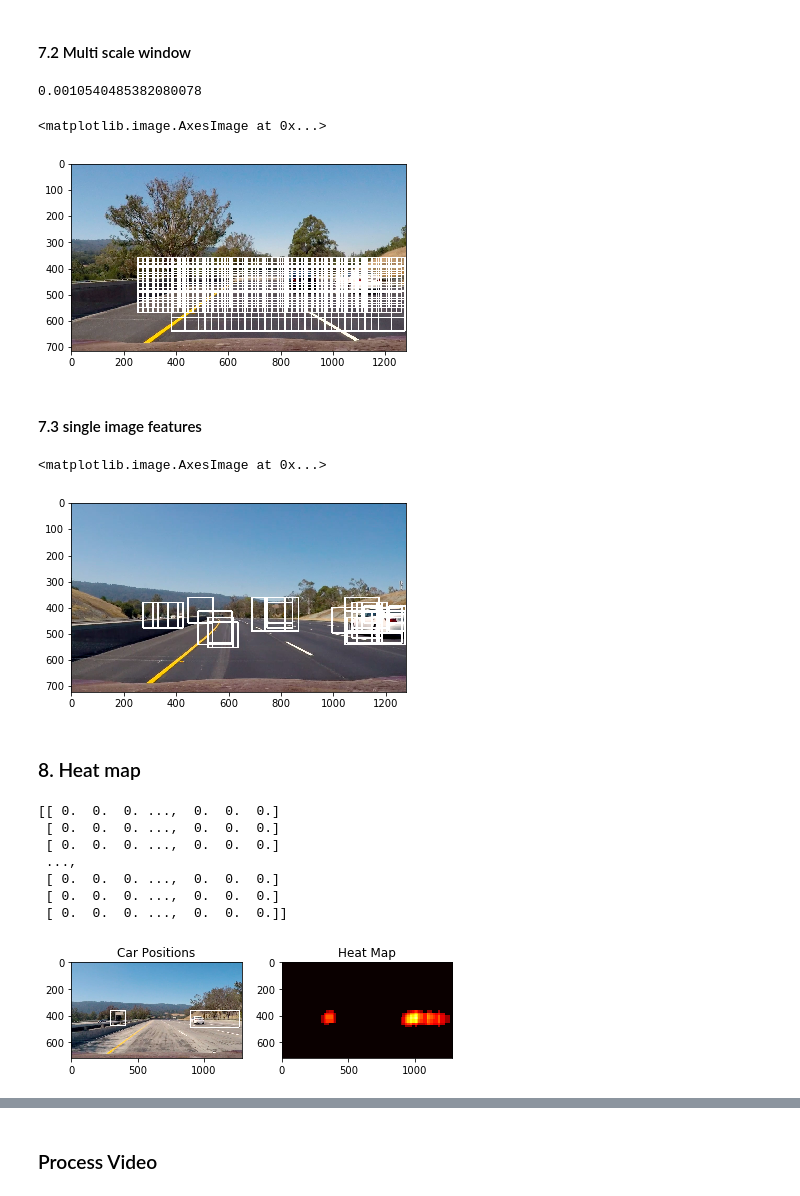
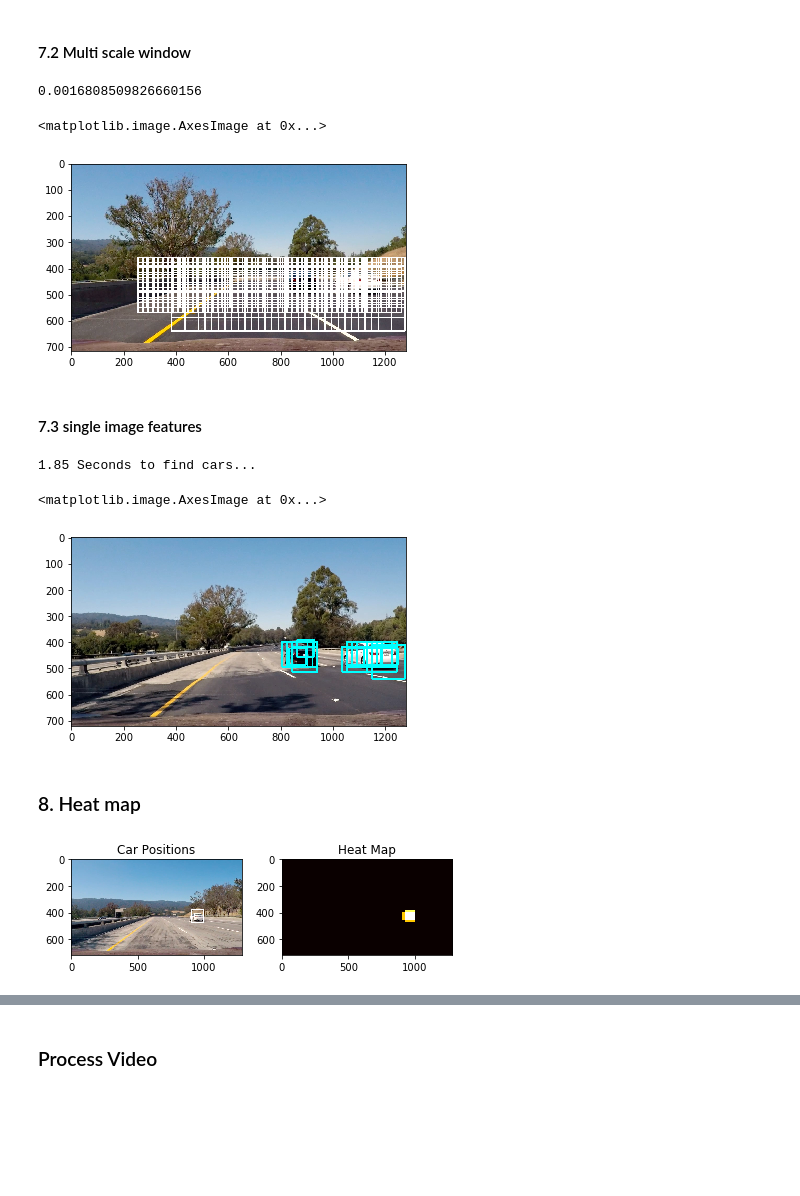
Before and after one commit to RyannnG/CarND-Vehicle-Detection, a Jupyter notebook: Vehicle Detection3.ipynb, the cells around one changed output, grey strips where cells are left out. Drawn from its saved outputs; the diff is of its cells as text; code cells hidden in the pictures; blank space fills up the shorter version.

Commit message:
add desicion_function

```diff
--- a/Vehicle Detection3.ipynb
+++ b/Vehicle Detection3.ipynb
@@ -136,7 +141,8 @@ def extract_features(imgs, color_space='YCrCb', spatial_size=(32, 32),
     for file in imgs:
         file_features = []
         # Read in each one by one
-        image = mpimg.imread(file)
+#         image = mpimg.imread(file)
+        image = misc.imread(file)
         # apply color conversion if other than 'RGB'
         if color_space != 'RGB':
             if color_space == 'HSV':
@@ -459,7 +465,7 @@ hog_channel = 'ALL'
 hog_feat = True
 
 spatial_feat = False # Spatial features on or off
-hist_feat = True # Histogram features on or off
+hist_feat = False # Histogram features on or off
 spatial_size = (16, 16) # Spatial binning dimensions
 hist_bins = 16    # Number of histogram bins
 
@@ -629,7 +635,8 @@ def multi_scale_window(img):
 
     return small
 # %%
-image = mpimg.imread("test_images/test9.png")
+# image = mpimg.imread("test_images/test9.png")
+image = misc.imread("test_images/test9.png")
 
 t = time.time()
 windows = multi_scale_window(image)
@@ -639,7 +646,7 @@ print(t2 - t)
 window_img = draw_boxes(image, windows, color=(0, 0, 255), thick=4)
 plt.imshow(window_img)
 # %% [output]
-0.0010540485382080078
+0.0016808509826660156
 <matplotlib.image.AxesImage at 0x...>
 [figure]
 # %% [markdown]
@@ -688,6 +695,7 @@ def single_img_features(img, color_space='YCrCb', spatial_size=(32, 32),
         else:
             hog_features = get_hog_features(feature_image[:,:,hog_channel], orient,
                         pix_per_cell, cell_per_block, vis=False, feature_vec=True)
+
         #8) Append features to list
         img_features.append(hog_features)
 
@@ -702,7 +710,7 @@ def search_windows(img, windows, clf, scaler, color_space='YCrCb',
                     hist_range=(0, 256), orient=18,
                     pix_per_cell=12, cell_per_block=1,
                     hog_channel='ALL', spatial_feat=False,
-                    hist_feat=False, hog_feat=True):
+                    hist_feat=False, hog_feat=True, threshold=0.5):
 
     #1) Create an empty list to receive positive detection windows
     on_windows = []
@@ -724,33 +732,42 @@ def search_windows(img, windows, clf, scaler, color_space='YCrCb',
         test_features = scaler.transform(np.array(features).reshape(1, -1))
         #6) Predict using your classifier
 
-        prediction = clf.predict(test_features)
+        if clf.decision_function(test_features) > threshold:
+            on_windows.append(window)
 
-        #7) If positive (prediction == 1) then save the window
-        if prediction == 1:
-            on_windows.append(window)
+#         prediction = clf.predict(test_features)
+
+#         #7) If positive (prediction == 1) then save the window
+#         if prediction == 1:
+#             on_windows.append(window)
     #8) Return windows for positive detections
     return on_windows
 # %%
-image = mpimg.imread('test_images/test7.png')
+# image = mpimg.imread('test_images/test7.png')
+image = misc.imread('test_images/test4.jpg')
 # image = mpimg.imread('000185.png')
 draw_image = np.copy(image)
 
 windows = multi_scale_window(image)
 
+
+t=time.time()
 hot_windows = search_windows(image, windows, svc, X_scaler, color_space=color_space,
                         spatial_size=spatial_size, hist_bins=hist_bins,
                         orient=orient, pix_per_cell=pix_per_cell,
                         cell_per_block=cell_per_block,
                         hog_channel=hog_channel, spatial_feat=spatial_feat,
                         hist_feat=hist_feat, hog_feat=hog_feat)
+t2 = time.time()
+print(round(t2-t, 2), 'Seconds to find cars...')
 
 window_img = draw_boxes(draw_image, hot_windows, color=(0, 255, 255), thick=6)
 
 plt.imshow(window_img)
 # %% [output]
-<matplotlib.image.AxesImage at 0x...>
+1.85 Seconds to find cars...
+<matplotlib.image.AxesImage at 0x...>
-[figure, old version]
+[figure, new version]
 # %% [markdown]
 ### 8. Heat map
 # %%
@@ -786,8 +803,8 @@ def draw_labeled_bboxes(img, labels):
     return img
 # %%
 # Read in image similar to one shown above
-image = mpimg.imread('test_images/test8.png')
-
+# image = mpimg.imread('test_images/test8.png')
+image = misc.imread('test_images/test8.png')
 window = multi_scale_window(image)
 
 box_list = search_windows(image, windows, svc, X_scaler, color_space=color_space,
@@ -822,14 +839,7 @@ plt.imshow(heatmap, cmap='hot')
 plt.title('Heat Map')
 fig.tight_layout()
 # %% [output]
-[[ 0.  0.  0. ...,  0.  0.  0.]
- [ 0.  0.  0. ...,  0.  0.  0.]
- [ 0.  0.  0. ...,  0.  0.  0.]
- ...,
- [ 0.  0.  0. ...,  0.  0.  0.]
- [ 0.  0.  0. ...,  0.  0.  0.]
- [ 0.  0.  0. ...,  0.  0.  0.]]
-[figure, old version]
+[figure, new version]
 # %%
 # heatmap = threshold(heatmap, 2)
 labels = label(heatmap)
```
Also changed, not shown: parts of 16 cells of this notebook, 1 other file.
